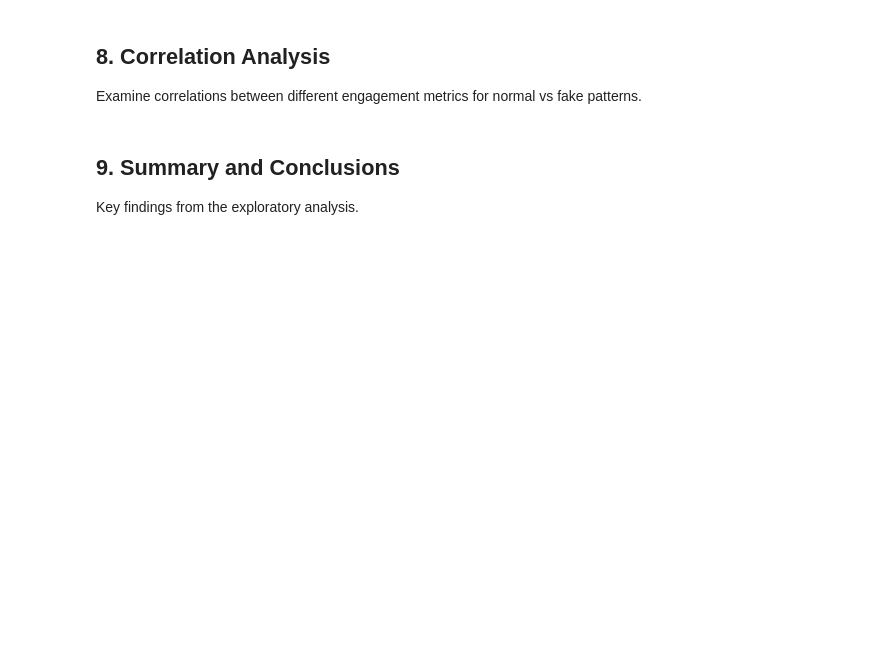
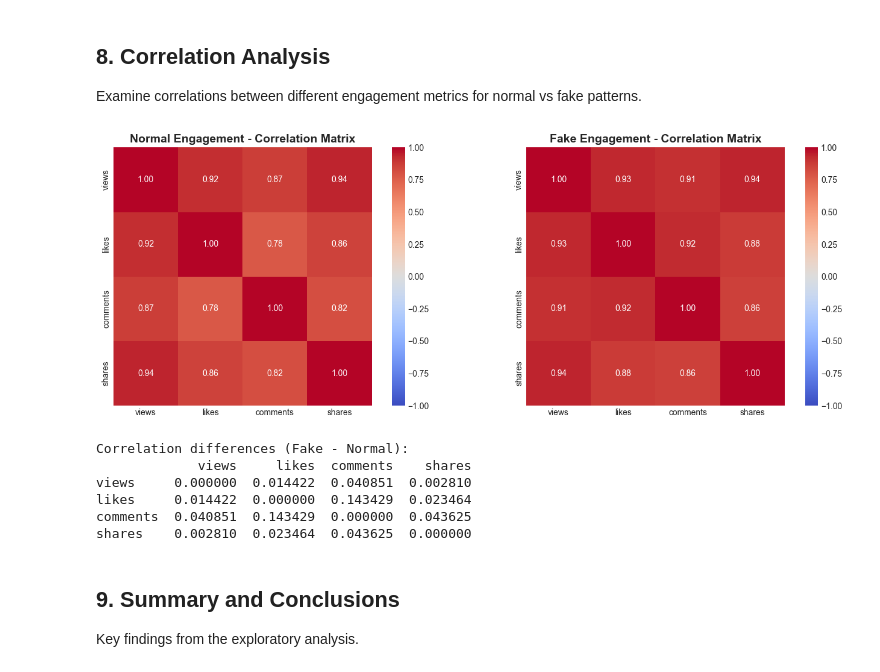
Before and after one commit to I2S9/fake-engagement-detection-ml-time-series, a Jupyter notebook: notebooks/01_exploration.ipynb, the cells around one changed output. Saved outputs shown, nothing was run; the diff lists cells and outputs as text; code cells hidden in the pictures; blank space fills up the shorter version.

```diff
--- a/notebooks/01_exploration.ipynb
+++ b/notebooks/01_exploration.ipynb
@@ -622,32 +225,15 @@ else:
 
 Examine correlations between different engagement metrics for normal vs fake patterns.
 # %%
-# calculate correlation matrices
-normal_df = df[df['label'] == 'normal'][metrics]
-fake_df = df[df['label'] == 'fake'][metrics]
-
-normal_corr = normal_df.corr()
-fake_corr = fake_df.corr()
-
-# plot correlation matrices
-fig, axes = plt.subplots(1, 2, figsize=(14, 5))
-
-sns.heatmap(normal_corr, annot=True, fmt='.2f', cmap='coolwarm',
-            center=0, vmin=-1, vmax=1, ax=axes[0], square=True)
-axes[0].set_title('Normal Engagement - Correlation Matrix', fontsize=14, fontweight='bold')
-
-sns.heatmap(fake_corr, annot=True, fmt='.2f', cmap='coolwarm',
-            center=0, vmin=-1, vmax=1, ax=axes[1], square=True)
-axes[1].set_title('Fake Engagement - Correlation Matrix', fontsize=14, fontweight='bold')
-
-plt.tight_layout()
-plt.savefig(output_dir / "01_exploration_09_plot.png", dpi=150, bbox_inches='tight')
-plt.show()
-
-# compare correlations
-print("Correlation differences (Fake - Normal):")
-corr_diff = fake_corr - normal_corr
-print(corr_diff)
+# calculate correlation matricesnormal_df = df[df['label'] == 'normal'][metrics]fake_df = df[df['label'] == 'fake'][metrics]normal_corr = normal_df.corr()fake_corr = fake_df.corr()# plot correlation matricesfig, axes = plt.subplots(1, 2, figsize=(14, 5))sns.heatmap(normal_corr, annot=True, fmt='.2f', cmap='coolwarm',             center=0, vmin=-1, vmax=1, ax=axes[0], square=True)axes[0].set_title('Normal Engagement - Correlation Matrix', fontsize=14, fontweight='bold')sns.heatmap(fake_corr, annot=True, fmt='.2f', cmap='coolwarm',             center=0, vmin=-1, vmax=1, ax=axes[1], square=True)axes[1].set_title('Fake Engagement - Correlation Matrix', fontsize=14, fontweight='bold')plt.tight_layout()plt.savefig(output_dir / "01_exploration_09_plot.png", dpi=150, bbox_inches='tight')plt.show()if HAS_IPYTHON and (output_dir / "01_exploration_09_plot.png").exists():    display(Image(str(output_dir / "01_exploration_09_plot.png")))# compare correlationsprint("Correlation differences (Fake - Normal):")corr_diff = fake_corr - normal_corrprint(corr_diff)
+# %% [output]
+[figure, added]
+Correlation differences (Fake - Normal):
+             views     likes  comments    shares
+views     0.000000  0.014422  0.040851  0.002810
+likes     0.014422  0.000000  0.143429  0.023464
+comments  0.040851  0.143429  0.000000  0.043625
+shares    0.002810  0.023464  0.043625  0.000000
 # %% [markdown]
 ## 9. Summary and Conclusions
 
```
Also changed, not shown: parts of 16 cells of this notebook, 39 other files.
